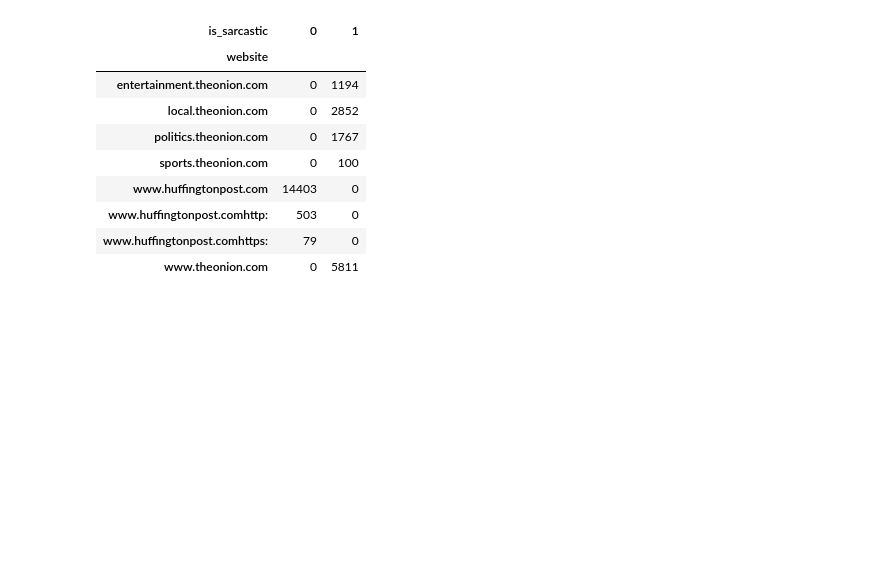
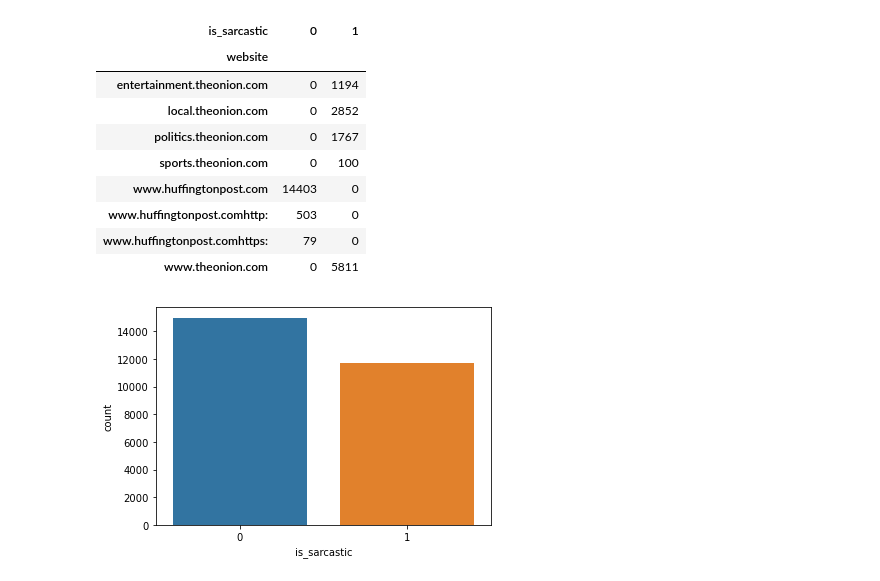
Before and after one commit to Bider12/Sarcasm_detecion, a Jupyter notebook: Untitled.ipynb, the cells around one changed output. Drawn from its saved outputs; the diff is of its cells as text; code cells hidden in the pictures; blank space fills up the shorter version.

```diff
--- a/Untitled.ipynb
+++ b/Untitled.ipynb
@@ -76,3 +79,7 @@ df.pivot_table(index = 'website', columns = 'is_sarcastic', values = 'article_li
 | www.huffingtonpost.comhttp: | 503 | 0 |
 | www.huffingtonpost.comhttps: | 79 | 0 |
 | www.theonion.com | 0 | 5811 |
+# %%
+ax = sns.countplot(x="is_sarcastic", data=df)
+# %% [output]
+[figure, added]
```
Also changed, not shown: parts of 25 cells of this notebook.
